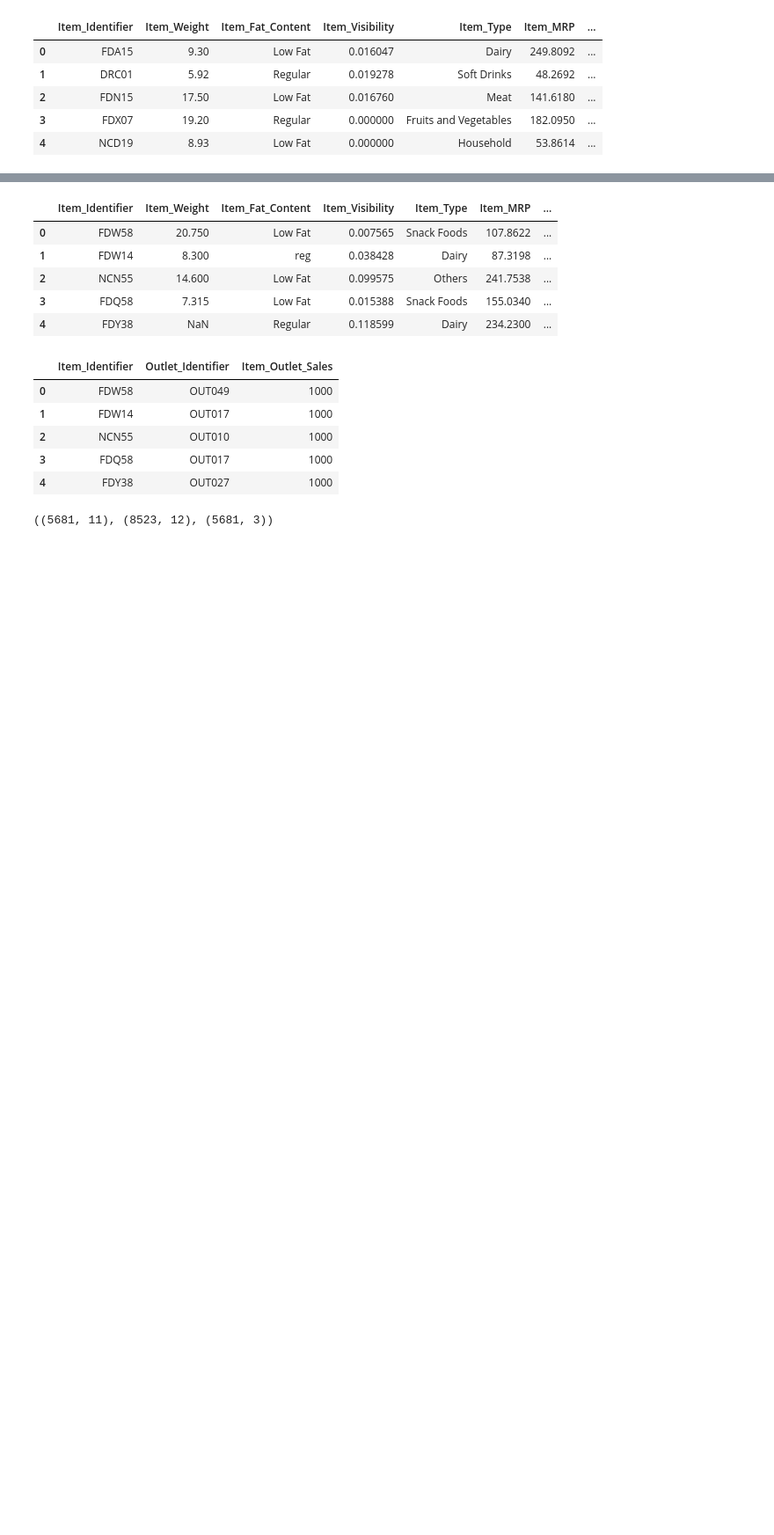
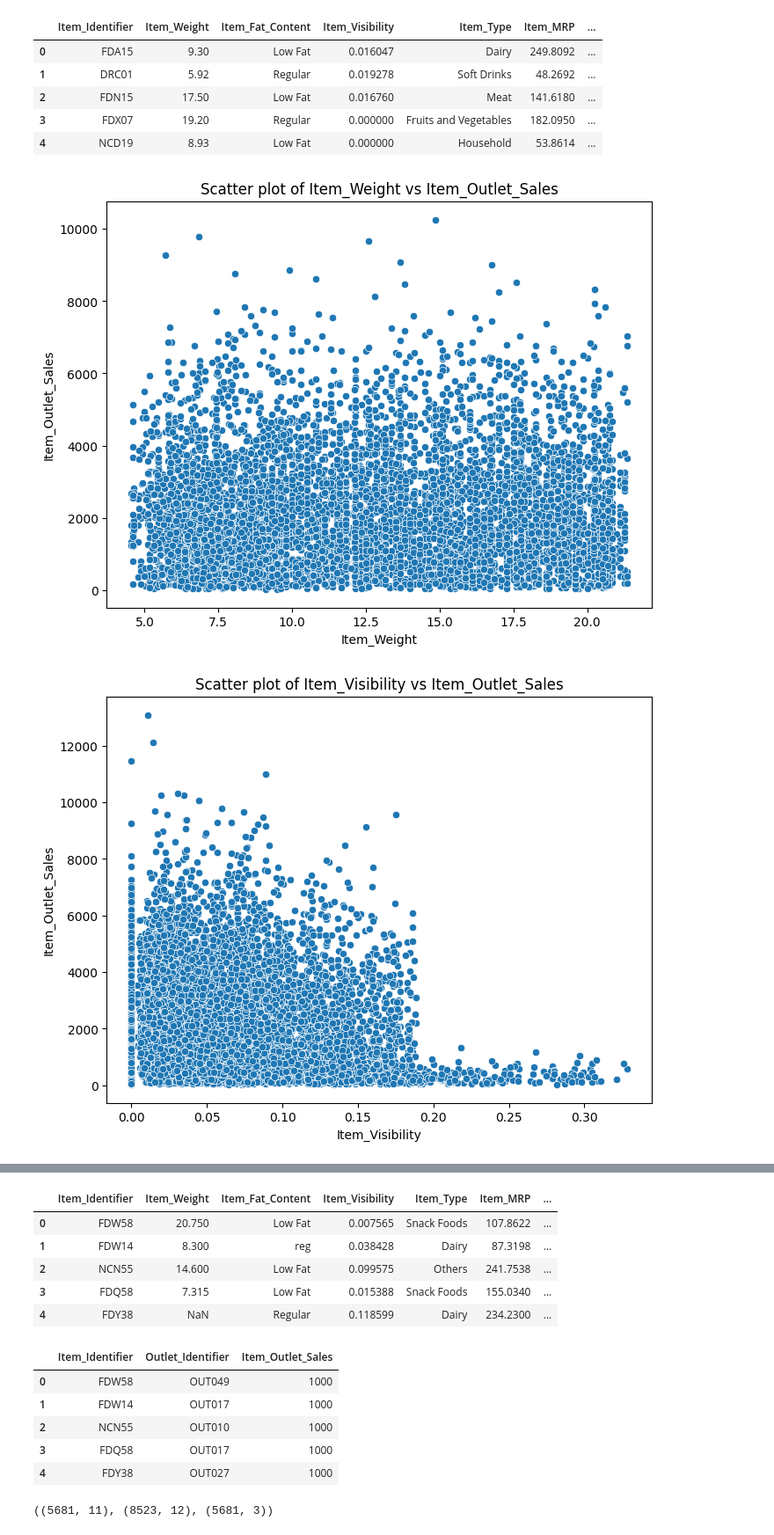
Before and after one commit to shanOnline99/Big-Mart-Sale-Prediction, a Jupyter notebook: Big_Mart_Sale_Prediction.ipynb, the cells around one changed output, grey strips where cells are left out. Shown at 88% size. Cells and saved outputs as stored; diff of their text form; code cells hidden in the pictures; blank space fills up the shorter version.

```diff
--- a/Big_Mart_Sale_Prediction.ipynb
+++ b/Big_Mart_Sale_Prediction.ipynb
@@ -61,3 +61,17 @@ trainDf.head()
 | 2 | FDN15 | 17.50 | Low Fat | 0.016760 | Meat | 141.6180 | ... |
 | 3 | FDX07 | 19.20 | Regular | 0.000000 | Fruits and Vegetables | 182.0950 | ... |
 | 4 | NCD19 | 8.93 | Low Fat | 0.000000 | Household | 53.8614 | ... |
+# %%
+import seaborn as sns
+import matplotlib.pyplot as plt
+
+numerical_features = ['Item_Weight', 'Item_Visibility', 'Item_MRP', 'Outlet_Establishment_Year']
+
+for feature in numerical_features:
+    plt.figure(figsize=(8, 6))
+    sns.scatterplot(x=feature, y='Item_Outlet_Sales', data=trainDf)
+    plt.title(f'Scatter plot of {feature} vs Item_Outlet_Sales')
+    plt.show()
+# %% [output]
+[figure, added]
+[figure, added]
```
Also changed, not shown: parts of 33 cells of this notebook.
